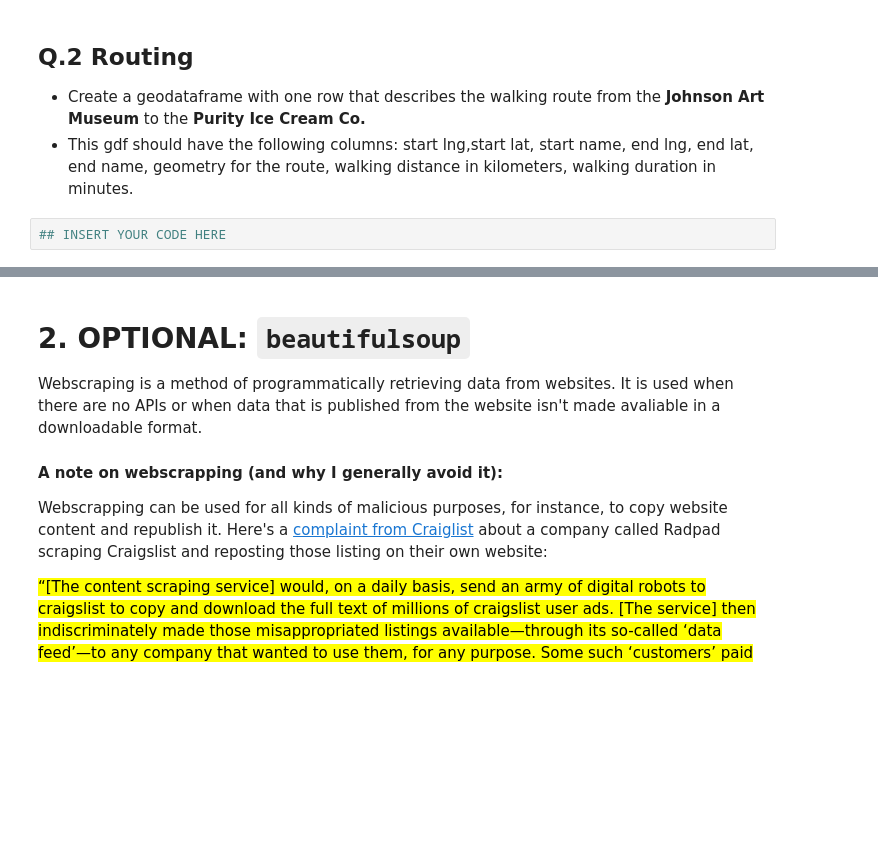
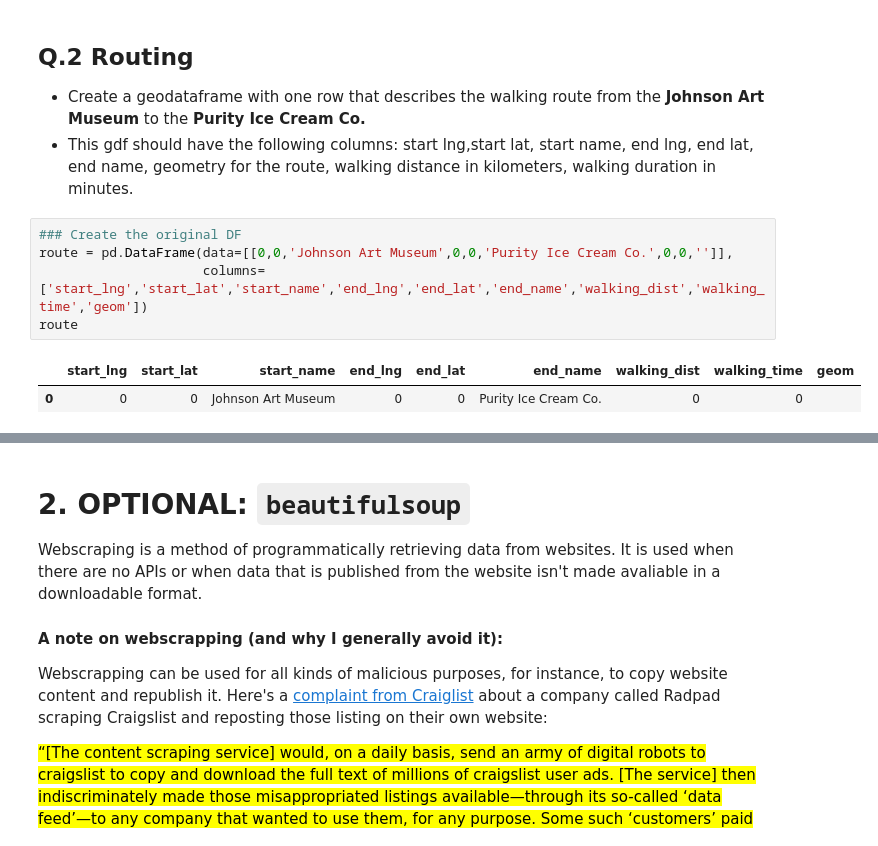
Before and after one commit to Keplex/4680_5680_intro_uds, a Jupyter notebook: Week5/W5_googglebeautifulsoup.ipynb, the cells around one changed output, grey strips where cells are left out. Drawn from its saved outputs; the diff is of its cells as text; blank space fills up the shorter version.

```diff
--- a/Week5/W5_googglebeautifulsoup.ipynb
+++ b/Week5/W5_googglebeautifulsoup.ipynb
@@ -491,4 +693,10 @@ cx.add_basemap(ax = data_ax,crs=routes_geo_3857.crs,source=cx.providers.CartoDB.
 - Create a geodataframe with one row that describes the walking route from the **Johnson Art Museum** to the **Purity Ice Cream Co.**
 - This gdf should have the following columns: start lng,start lat, start name, end lng, end lat, end name, geometry for the route, walking distance in kilometers, walking duration in minutes.
 # %%
-## INSERT YOUR CODE HERE
+### Create the original DF
+route = pd.DataFrame(data=[[0,0,'Johnson Art Museum',0,0,'Purity Ice Cream Co.',0,0,'']],
+                     columns=['start_lng','start_lat','start_name','end_lng','end_lat','end_name','walking_dist','walking_time','geom'])
+route
+# %% [output]
+|  | start_lng | start_lat | start_name | end_lng | end_lat | end_name | walking_dist | walking_time | geom |
+| 0 | 0 | 0 | Johnson Art Museum | 0 | 0 | Purity Ice Cream Co. | 0 | 0 |  |
```
Also changed, not shown: parts of 34 cells of this notebook, 6 other files.
